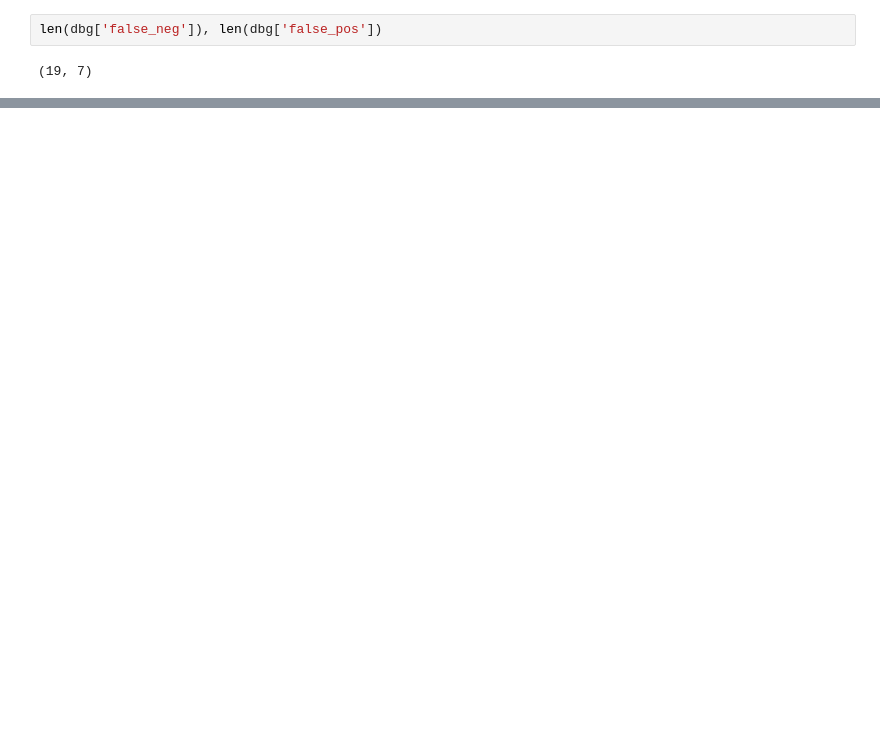
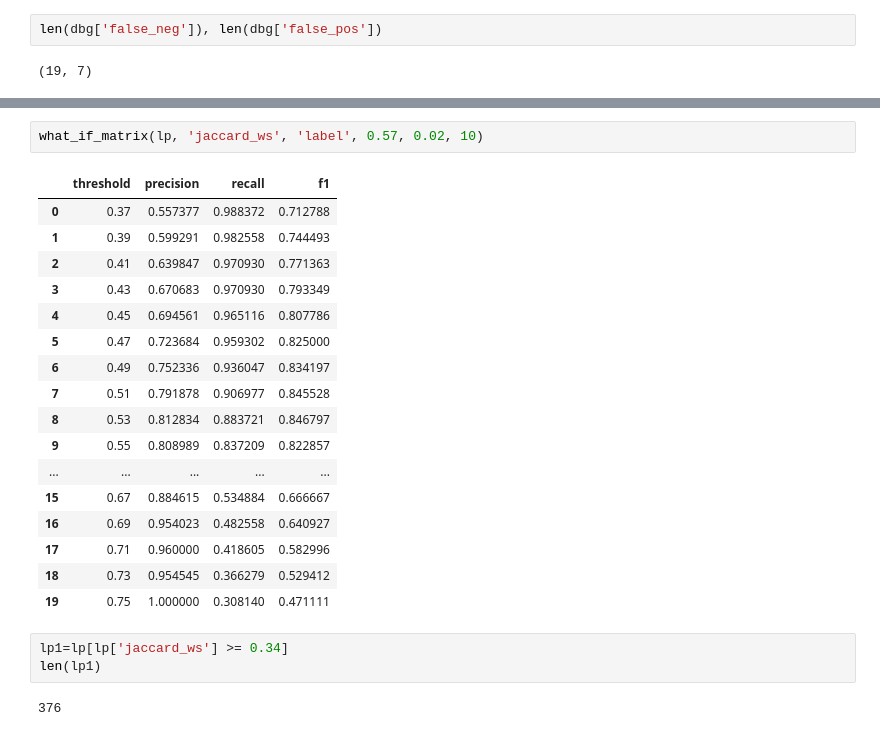
Before and after one commit to Sripradha-karkala/py_stringsimjoin-2, a Jupyter notebook: dblp_scholar.ipynb, the cells around one changed output, grey strips where cells are left out. Saved outputs shown, nothing was run; the diff lists cells and outputs as text; blank space fills up the shorter version.

```diff
--- a/dblp_scholar.ipynb
+++ b/dblp_scholar.ipynb
@@ -145,0 +180,25 @@ len(dbg['false_neg']), len(dbg['false_pos'])
+# %%
+what_if_matrix(lp, 'jaccard_ws', 'label', 0.57, 0.02, 10)
+# %% [output]
+|  | threshold | precision | recall | f1 |
+| 0 | 0.37 | 0.557377 | 0.988372 | 0.712788 |
+| 1 | 0.39 | 0.599291 | 0.982558 | 0.744493 |
+| 2 | 0.41 | 0.639847 | 0.970930 | 0.771363 |
+| 3 | 0.43 | 0.670683 | 0.970930 | 0.793349 |
+| 4 | 0.45 | 0.694561 | 0.965116 | 0.807786 |
+| 5 | 0.47 | 0.723684 | 0.959302 | 0.825000 |
+| 6 | 0.49 | 0.752336 | 0.936047 | 0.834197 |
+| 7 | 0.51 | 0.791878 | 0.906977 | 0.845528 |
+| 8 | 0.53 | 0.812834 | 0.883721 | 0.846797 |
+| 9 | 0.55 | 0.808989 | 0.837209 | 0.822857 |
+| ... | ... | ... | ... | ... |
+| 15 | 0.67 | 0.884615 | 0.534884 | 0.666667 |
+| 16 | 0.69 | 0.954023 | 0.482558 | 0.640927 |
+| 17 | 0.71 | 0.960000 | 0.418605 | 0.582996 |
+| 18 | 0.73 | 0.954545 | 0.366279 | 0.529412 |
+| 19 | 0.75 | 1.000000 | 0.308140 | 0.471111 |
+# %%
+lp1=lp[lp['jaccard_ws'] >= 0.34]
+len(lp1)
+# %% [output]
+376
```
Also changed, not shown: parts of 24 cells of this notebook, 3 other files.
